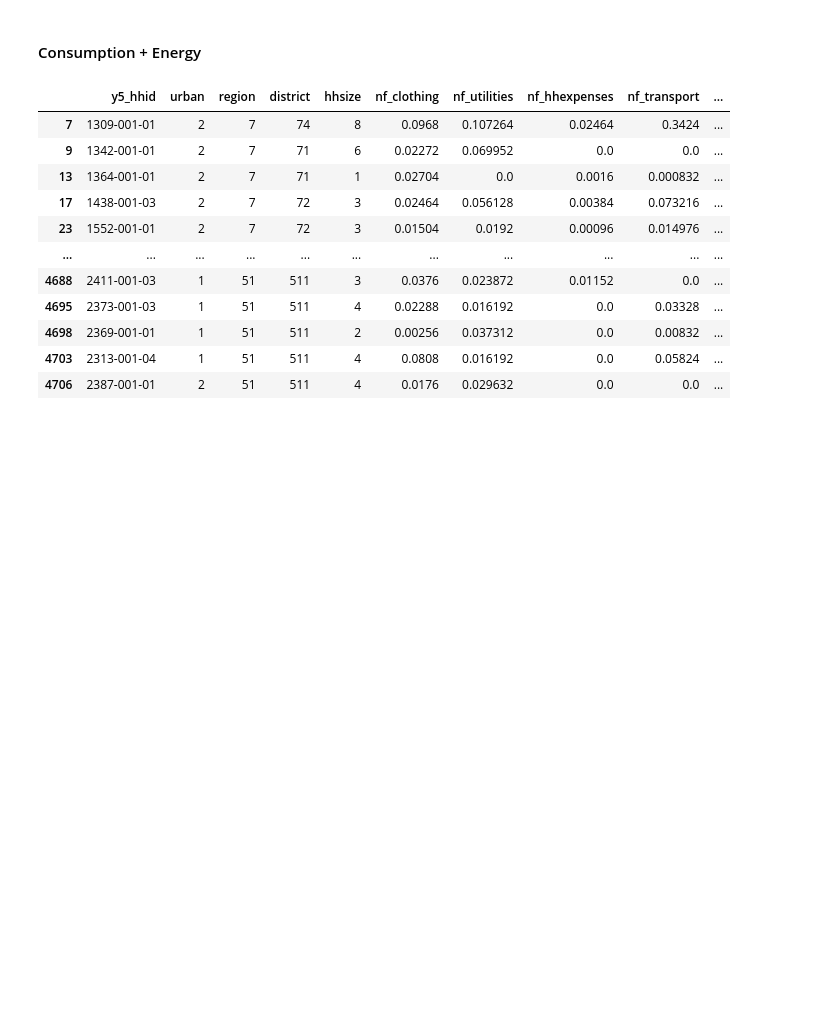
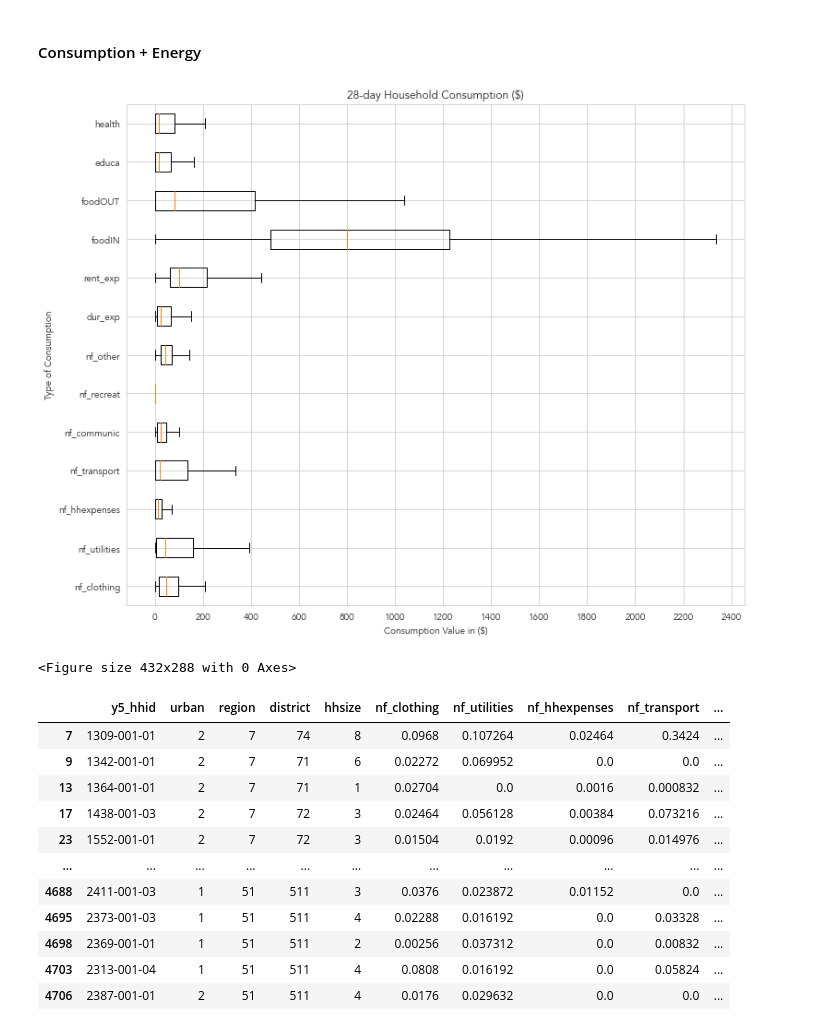
Before and after one commit to whitehackr/solar_tz, a Jupyter notebook: data_and_analysis/survey_review_.ipynb, the cells around one changed output. Cells and saved outputs as stored; diff of their text form; code cells hidden in the pictures; blank space fills up the shorter version.

```diff
--- a/data_and_analysis/survey_review_.ipynb
+++ b/data_and_analysis/survey_review_.ipynb
@@ -408,15 +446,24 @@ consumption_data_w_energy = consumption_data.merge(i_hh_energy, how = 'left', on
 # %%
 # Let's visualise the consumption of the households
 plt.figure(figsize=(12, 10))
 plt.boxplot(consumption_data.iloc[:, 5:].values,
             labels = consumption_data.iloc[:, 5:].columns,
             vert=False,
             showfliers = False)
 plt.xticks(range(0, 2500, 200))
 plt.title('28-day Household Consumption ($)')
 plt.xlabel('Consumption Value in ($)')
 plt.ylabel('Type of Consumption')
 plt.show()
 
-plt.savefig('hh_consumption.png', dpi = 300, format = 'png')
+# plt.savefig('hh_consumption.png', dpi = 300, format = 'png')
+
+# Get the current working directory
+current_directory = os.getcwd()
+# Save the figure in the 'outputs' sub-folder
+output_path = current_directory.replace('data_and_analysis','reports_and_output/') + 'hh_consumption' +'.png'
+plt.savefig(output_path, dpi=300, format='png')
+# %% [output]
+[figure, added]
+<Figure size 432x288 with 0 Axes>
 # %%
```
Also changed, not shown: parts of 36 cells of this notebook.
